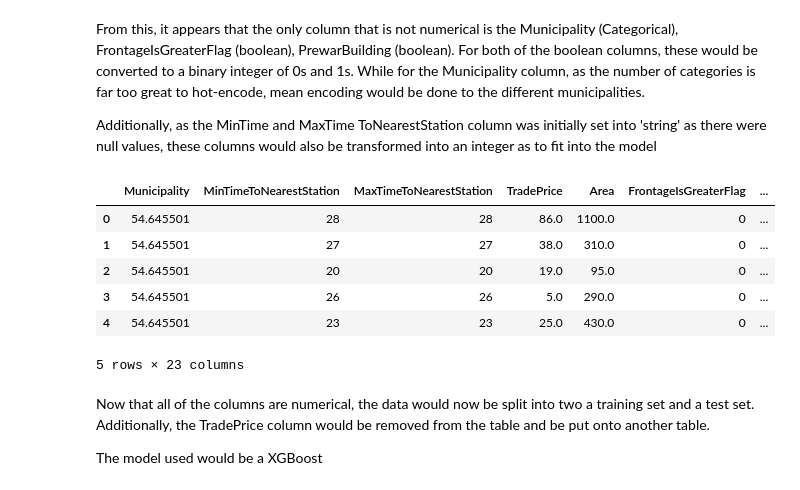
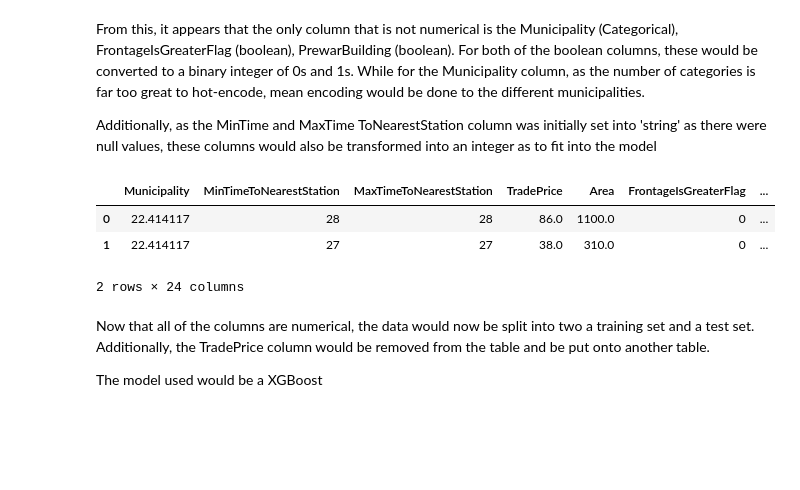
Before and after one commit to aronnicksnts/kaggle-projects, a Jupyter notebook: Japan Real Estate Prediction/Japan Real Estate Price Prediction.ipynb, the cells around one changed output. Saved outputs shown, nothing was run; the diff lists cells and outputs as text; code cells hidden in the pictures; blank space fills up the shorter version.

```diff
--- a/Japan Real Estate Prediction/Japan Real Estate Price Prediction.ipynb
+++ b/Japan Real Estate Prediction/Japan Real Estate Price Prediction.ipynb
@@ -250,0 +309,5 @@ df['TradePrice'] = df['TradePrice'].div(1000000)
+# %%
+df = df.loc[df['TradePrice'] < 99]
+getPriceRange(50)
+newSTD = df['TradePrice'].describe()
+print(newSTD['mean'] + (newSTD['std']*3))
@@ -325,6 +387,6 @@ numMunicipality = df['Municipality'].value_counts(dropna=True, sort=True)
 # %%
 for mncplt in numMunicipality.keys():
-    if numMunicipality[mncplt] < 10:
+    if numMunicipality[mncplt] < 100:
         df.drop(df[df['Municipality'] == mncplt].index, inplace=True)
 df.shape
 # %% [output]
@@ -354,7 +416,7 @@ From the following, the type variable could prove useful in determining the pric
 # %%
 TypeEncode = pd.get_dummies(df['Type'])
 df = df.join(TypeEncode)
-df.drop(columns=['Type'], inplace=True)
+df.drop(columns=['Type', 'Forest Land', 'Agricultural Land'], inplace=True)
 del TypeEncode
 # %%
 df.head(2)
@@ -431,16 +496,13 @@ The grouping of each categories was based on their value, the lowest value was c
 # %%
 #Grouping of categories
-df['CityPlanning'] = df['CityPlanning'].replace(['Outside City Planning Area',
-                                                 'Non-divided City Planning Area',
-                                                 'Quasi-city Planning Area',
-                                                 'Urbanization Control Area'], 'Planning Areas')
+df['CityPlanning'] = df['CityPlanning'].replace(['Category II Exclusively Low-story Residential Zone',
+                                                 'Category I Residential Zone'], 'Residential Zone I')
 
-df['CityPlanning'] = df['CityPlanning'].replace(['Category II Exclusively Low-story Residential Zone',
-                                                 'Category I Residential Zone',
-                                                 'Category II Exclusively Medium-high Residential Zone',
-                                                 'Category I Exclusively Medium-high Residential Zone'], 'Residential Zones I')
+df['CityPlanning'] = df['CityPlanning'].replace(['Category II Exclusively Medium-high Residential Zone',
+                                                 'Category I Exclusively Medium-high Residential Zone'], 'Residential Zone II')
 
-df['CityPlanning'] = df['CityPlanning'].replace(['Category II Residential Zone',
+df['CityPlanning'] = df['CityPlanning'].replace(['Industrial Zone',
+                                                 'Commercial Zone',
+                                                 'Category II Residential Zone',
                                                  'Quasi-residential Zone',
-                                                 'Quasi-industrial Zone',
-                                                 'Neighborhood Commercial Zone'], 'Residential Zones II')
+                                                 'Quasi-industrial Zone'], 'Various Zones')
@@ -496,15 +546,12 @@ df['MinTimeToNearestStation'] = df['MinTimeToNearestStation'].astype(int)
 df['MaxTimeToNearestStation'] = df['MaxTimeToNearestStation'].astype(int)
 del MuniMean
 # %%
-df.head()
+df.head(2)
 # %% [output]
 |  | Municipality | MinTimeToNearestStation | MaxTimeToNearestStation | TradePrice | Area | FrontageIsGreaterFlag | ... |
-| 0 | 54.645501 | 28 | 28 | 86.0 | 1100.0 | 0 | ... |
-| 1 | 54.645501 | 27 | 27 | 38.0 | 310.0 | 0 | ... |
-| 2 | 54.645501 | 20 | 20 | 19.0 | 95.0 | 0 | ... |
-| 3 | 54.645501 | 26 | 26 | 5.0 | 290.0 | 0 | ... |
-| 4 | 54.645501 | 23 | 23 | 25.0 | 430.0 | 0 | ... |
+| 0 | 22.414117 | 28 | 28 | 86.0 | 1100.0 | 0 | ... |
+| 1 | 22.414117 | 27 | 27 | 38.0 | 310.0 | 0 | ... |
-5 rows × 23 columns
+2 rows × 24 columns
 # %% [markdown]
 Now that all of the columns are numerical, the data would now be split into two a training set and a test set. Additionally, the TradePrice column would be removed from the table and be put onto another table.
 
```
Also changed, not shown: parts of 51 cells of this notebook.
